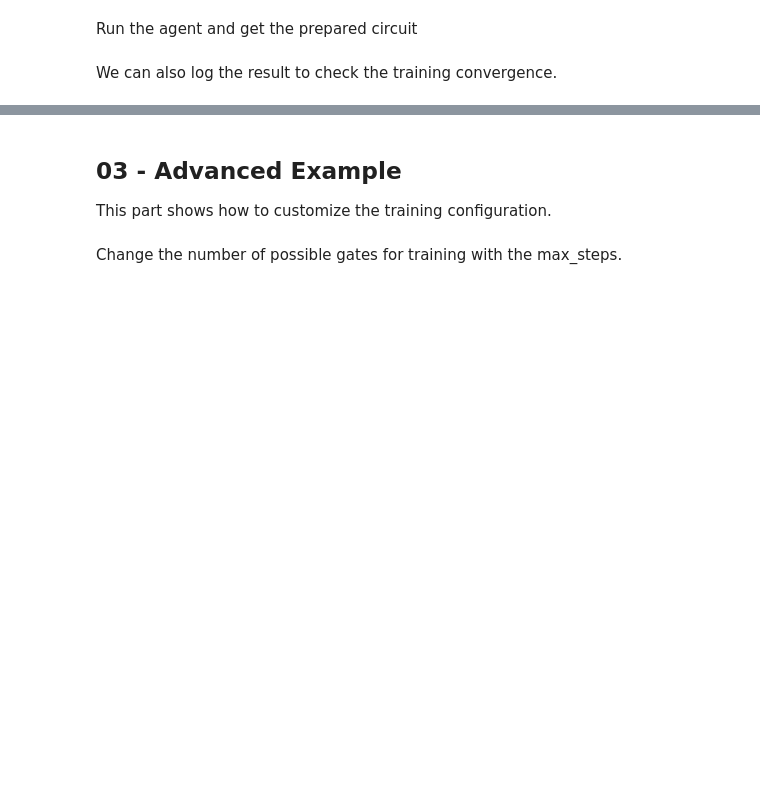
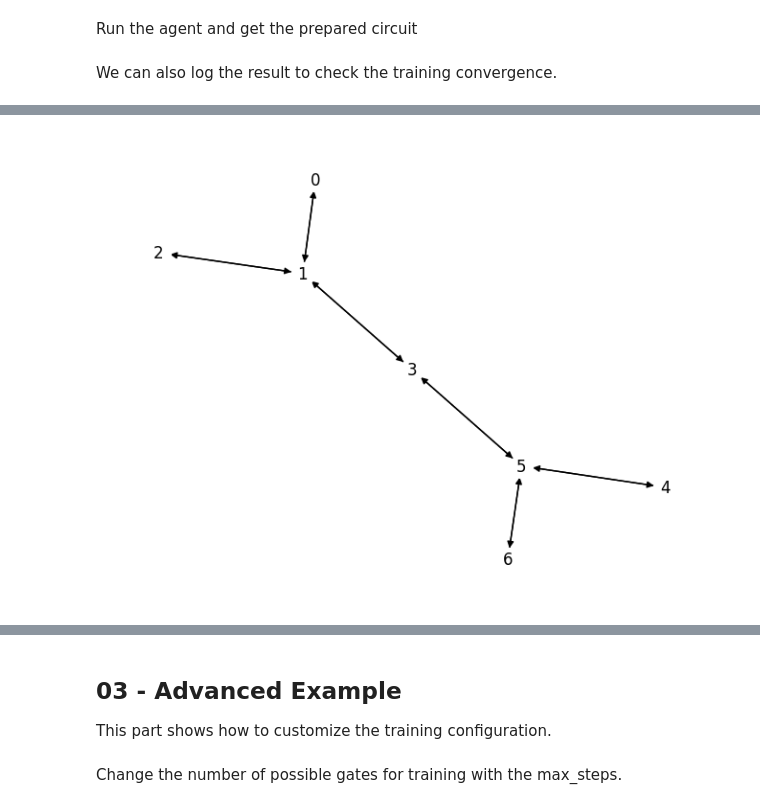
Before and after one commit to remmyzen/rlftqc, a Jupyter notebook: notebooks/01 - Logical State Preparation.ipynb, the cells around one changed output, grey strips where cells are left out. Cells and saved outputs as stored; diff of their text form; code cells hidden in the pictures; blank space fills up the shorter version.

Commit message:
Add devices class for connectivity

```diff
--- a/notebooks/01 - Logical State Preparation.ipynb
+++ b/notebooks/01 - Logical State Preparation.ipynb
@@ -99,0 +117,8 @@ lsp.log()
+# %%
+from rlftqc.devices import IBM
+
+device = IBM('jakarta')
+
+device.visualize()
+# %% [output]
+[figure, added]
```
Also changed, not shown: parts of 28 cells of this notebook, 2 other files.
